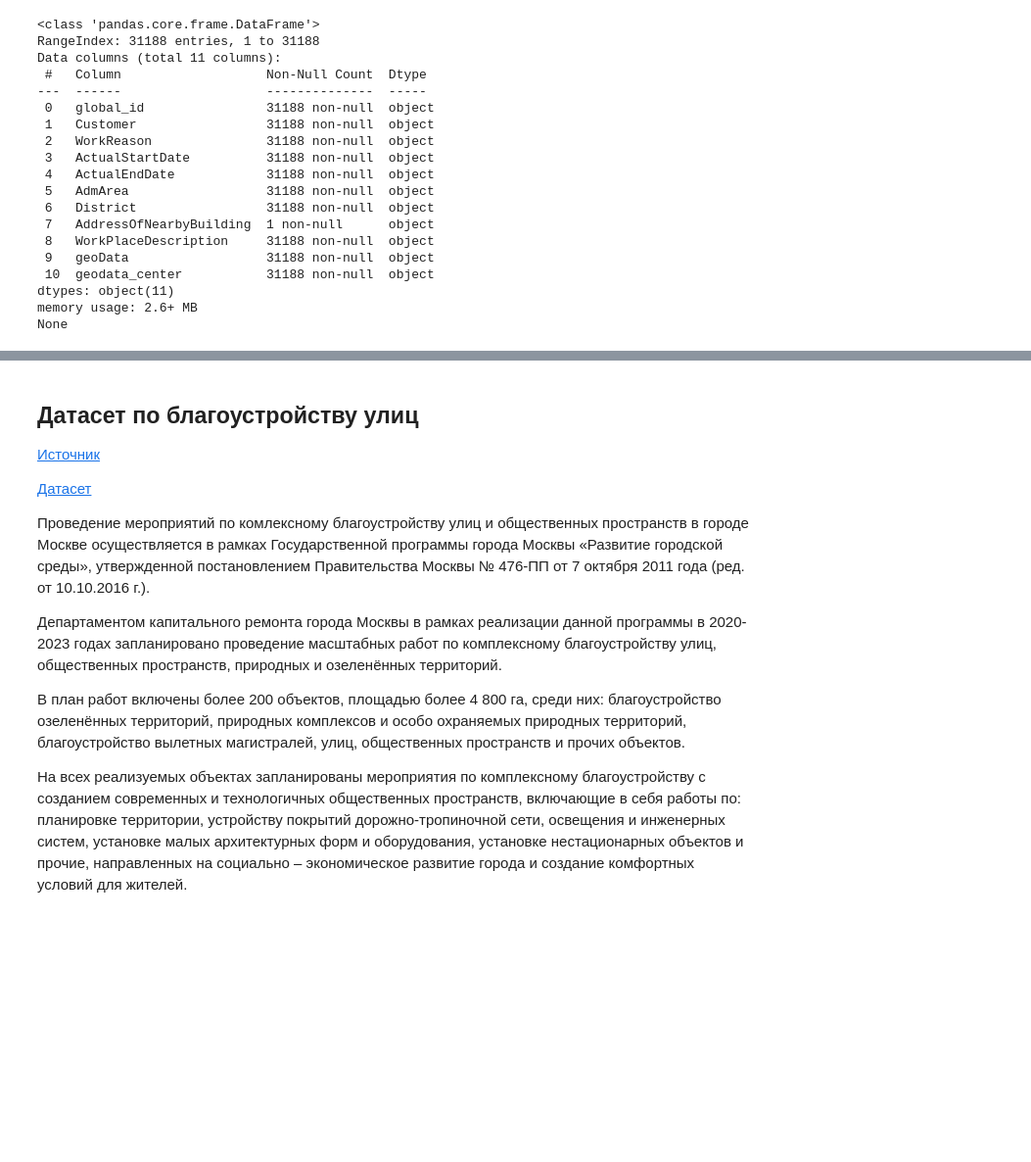
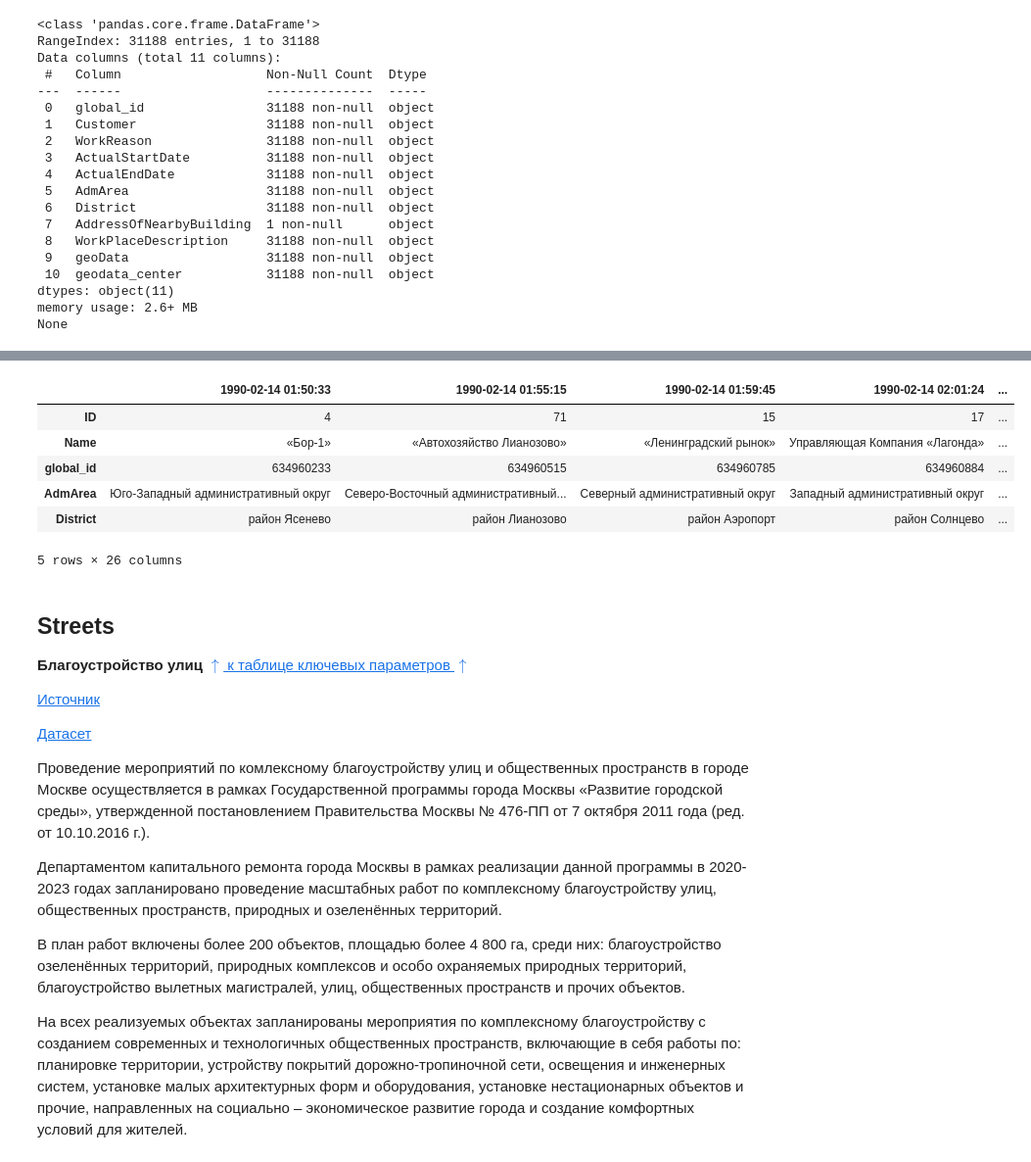
Before and after one commit to allseenn/dipai, a Jupyter notebook: 02.ipynb, the cells around one changed output, grey strips where cells are left out. Shown at 98% size. Saved outputs shown, nothing was run; the diff lists cells and outputs as text; code cells hidden in the pictures; blank space fills up the shorter version.

```diff
--- a/02.ipynb
+++ b/02.ipynb
@@ -457,5 +893,18 @@ eco_live_area = get_dataset('https://data.mos.ru/odata/export/catalog?idFile=218
+# %%
+pd.set_option('display.max_colwidth', None)
+live_area.head()
+# %% [output]
+|  | 1990-02-14 01:50:33 | 1990-02-14 01:55:15 | 1990-02-14 01:59:45 | 1990-02-14 02:01:24 | ... |
+| ID | 4 | 71 | 15 | 17 | ... |
+| Name | «Бор-1» | «Автохозяйство Лианозово» | «Ленинградский рынок» | Управляющая Компания «Лагонда» | ... |
+| global_id | 634960233 | 634960515 | 634960785 | 634960884 | ... |
+| AdmArea | Юго-Западный административный округ | Северо-Восточный административный... | Северный административный округ | Западный административный округ | ... |
+| District | район Ясенево | район Лианозово | район Аэропорт | район Солнцево | ... |
+5 rows × 26 columns
 # %% [markdown]
-## Датасет по благоустройству улиц
+## Streets
+
+**Благоустройство улиц** [$\uparrow$ к таблице ключевых параметров $\uparrow$](#Table)
 
 [Источник](https://data.mos.ru/opendata/62221)
 
```
Also changed, not shown: parts of 70 cells of this notebook, 5 other files.
